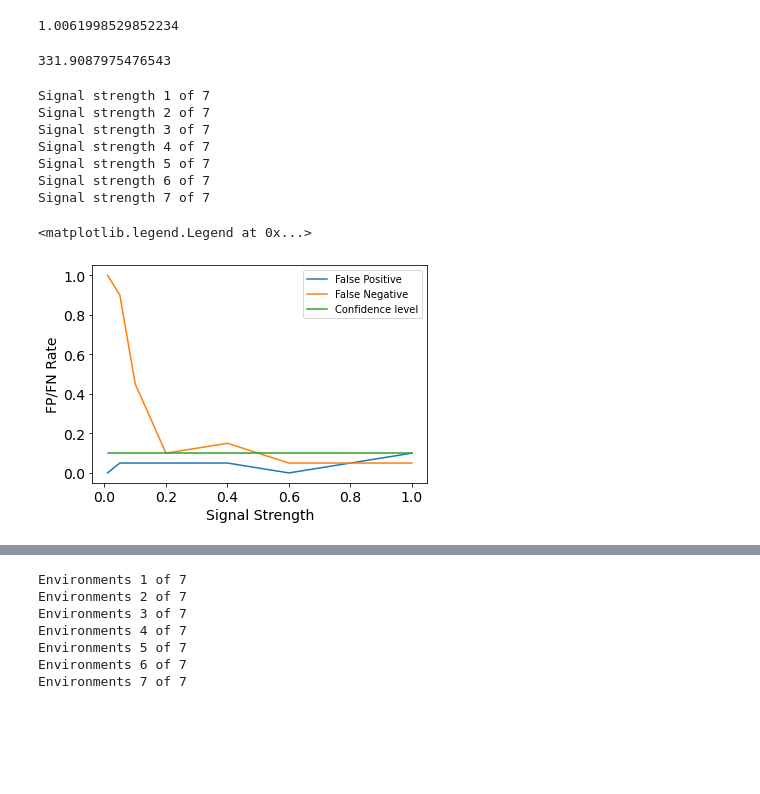
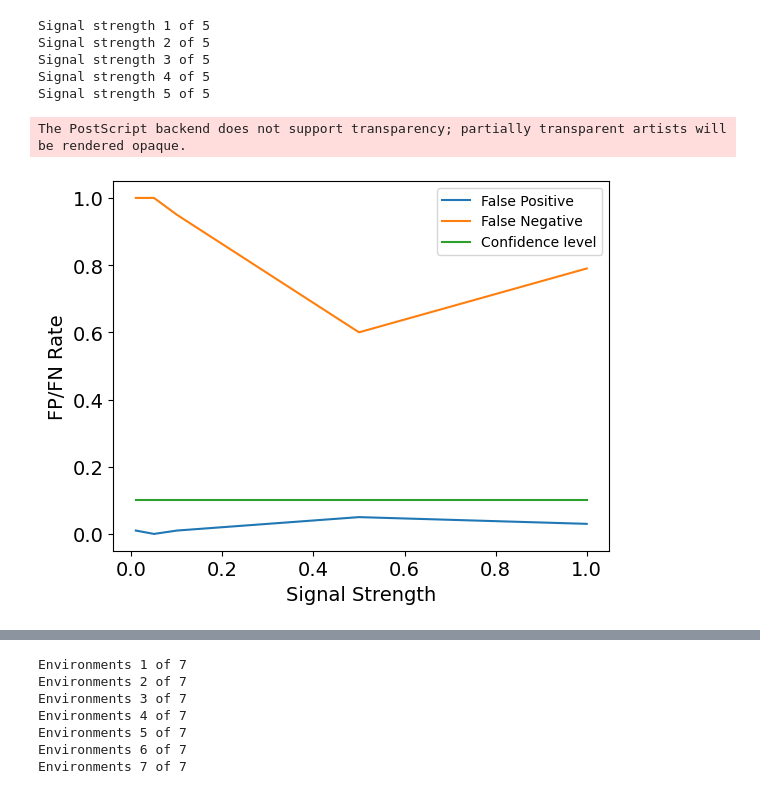
Before and after one commit to AlexanderMey/causal-local-linear, a Jupyter notebook: MainAlgo/LinearSEMTest.ipynb, the cells around one changed output, grey strips where cells are left out. Saved outputs shown, nothing was run; the diff lists cells and outputs as text; code cells hidden in the pictures; blank space fills up the shorter version.

```diff
--- a/MainAlgo/LinearSEMTest.ipynb
+++ b/MainAlgo/LinearSEMTest.ipynb
@@ -15,43 +15,18 @@ import itertools
 import loli
 from heapq import nlargest
 from sklearn.cluster import KMeans
-# %%
-E=100000
-mc=100
-T=np.random.chisquare(10,E*mc)
-Tsort=np.reshape(T,(E,mc))
-T2=np.random.chisquare(10,E*mc)
-T2sort=np.reshape(T2,(E,mc))
-Tmm=np.min(Tsort,axis=0)/np.max(T2sort,axis=0)
-# print(np.var(np.min(Tsort,axis=0))*np.var(1/np.min(T2sort,axis=0)))
-# print(np.var(np.min(Tsort,axis=0))*np.var(1/np.min(T2sort,axis=0)))
-# print(np.var(np.min(Tsort,axis=0))*np.mean(1/np.min(T2sort,axis=0))**2)
-# print(np.mean(np.min(Tsort,axis=0))**2*np.var(1/np.min(T2sort,axis=0)))
-print(np.mean(np.max(Tsort,axis=0)/np.max(T2sort,axis=0)))
-# %% [output]
-1.0061998529852234
-# %%
-E=100000
-mc=100
-T=np.random.chisquare(E*10,mc)
-T2=np.random.chisquare(E*10,mc)
-Tmm=np.min(Tsort,axis=0)/np.max(T2sort,axis=0)
-# print(np.var(np.min(Tsort,axis=0))*np.var(1/np.min(T2sort,axis=0)))
-print(np.var(np.min(Tsort,axis=0)))
-print(np.var(1/np.min(T2sort,axis=0)))
-# %% [output]
-331.9087975476543
 # %%
 ### First test, increasing signal strength
-np.random.seed(0)
-d=5  #Dimensionality
-supp=(0,1) #support indices
+np.random.seed(1)
+d=6  #Dimensionality
+supp=(1,2) #support indices
 s=len(supp)  #Number of support entries
-signal=[0.01,0.05,0.1,0.2,0.4,0.6,1]
+signal=[0.01,0.05,0.1,0.5,1]
+# signal=[1,0.6,0.4]
 fn=np.zeros((len(signal)))
 fp=np.zeros((len(signal)))
-runs=20
-n=10 # Sample size
+runs=100
+n=20 # Sample size
 l=1 # Number of intervals we combine for the statistics
 B=100 # Bootstrap runs
 I=50      #Number of Intervals
@@ -66,53 +41,57 @@ for r in range(runs):
     X.append([])
     Y.append([])
     for i in range(I):
-        n=np.random.randint(10,100)
         x=np.zeros((n,d))
         y=np.zeros((n))
         a=np.random.uniform(low=1,high=5,size=(d))
-        for p in range(d):
-            x[:,p]=np.random.normal(scale=a[p],size=(n))
-
-        betas[i,:s]=np.random.uniform(low=1,high=5,size=(s))
+        x[:,0]=np.random.normal(scale=a[0],size=(n))
+        x[:,1]=x[:,0]+np.random.normal(scale=a[1],size=(n))
+        x[:,2]=0.3*x[:,1]+np.random.normal(scale=a[2],size=(n))
+        x[:,3]=0.2*x[:,2]+np.random.normal(scale=a[3],size=(n))
+        x[:,4]=np.random.normal(scale=a[4],size=(n))+0.1*x[:,1]
+        x[:,5]=np.random.normal(scale=a[5],size=(n))
+        betas[i,supp]=np.random.uniform(low=1,high=5,size=(s))
         X[r].append(x)
         Y[r].append(y)
 
 
 for o,sig in enumerate(signal):
     print('Signal strength',o+1,'of',len(signal))
     for r in range(runs):
         for i in range(I):
+            X_temp=copy.copy(X)
+            Y_temp=copy.copy(Y)
             n,d=(X[r][i]).shape
             e=np.random.multivariate_normal(0*np.ones(n),1*np.eye(n))
-            Y[r][i]=X[r][i]@(sig*betas[i,:])+e
+            Y_temp[r][i]=X_temp[r][i]@(sig*betas[i,:])+e
+            X_temp[r][i][:,4]+=Y_temp[r][i]
+            X_temp[r][i][:,5]+=Y_temp[r][i]
 
 
-        plausibleS=loli.gauss(X[r],Y[r],B,l)
+        plausibleS=loli.gauss(X_temp[r],Y_temp[r],B,l)
         if not not plausibleS:
             supphat=set.intersection(*plausibleS)
             if len(supphat.difference(set(supp)))>0:
                 fp[o]+=1
             if len(set(supp).difference(supphat))>0:
                 fn[o]+=1
 fp=fp/runs
 fn=fn/runs
 fig, ax = plt.subplots()
 for label in (ax.get_xticklabels() + ax.get_yticklabels()):
 	label.set_fontsize(14)
 plt.plot(signal,fp,label='False Positive')
 plt.plot(signal,fn,label='False Negative')
 plt.plot(signal,0.1*np.ones((len(signal))),label='Confidence level')
 plt.xlabel('Signal Strength',fontsize=14)
 plt.ylabel('FP/FN Rate',fontsize=14)
 plt.legend()
-# plt.savefig('Signalchange.eps', format='eps')
+plt.savefig('Figures/SignalchangeSEM.eps', format='eps')
 # %% [output]
-Signal strength 1 of 7
-Signal strength 2 of 7
-Signal strength 3 of 7
-Signal strength 4 of 7
-Signal strength 5 of 7
-Signal strength 6 of 7
-Signal strength 7 of 7
+Signal strength 1 of 5
+Signal strength 2 of 5
+Signal strength 3 of 5
+Signal strength 4 of 5
+Signal strength 5 of 5
-<matplotlib.legend.Legend at 0x...>
+The PostScript backend does not support transparency; partially transparent artists will be rendered opaque.
-[figure, old version]
+[figure, new version]
```
Also changed, not shown: parts of 4 cells of this notebook, 1 other file.
